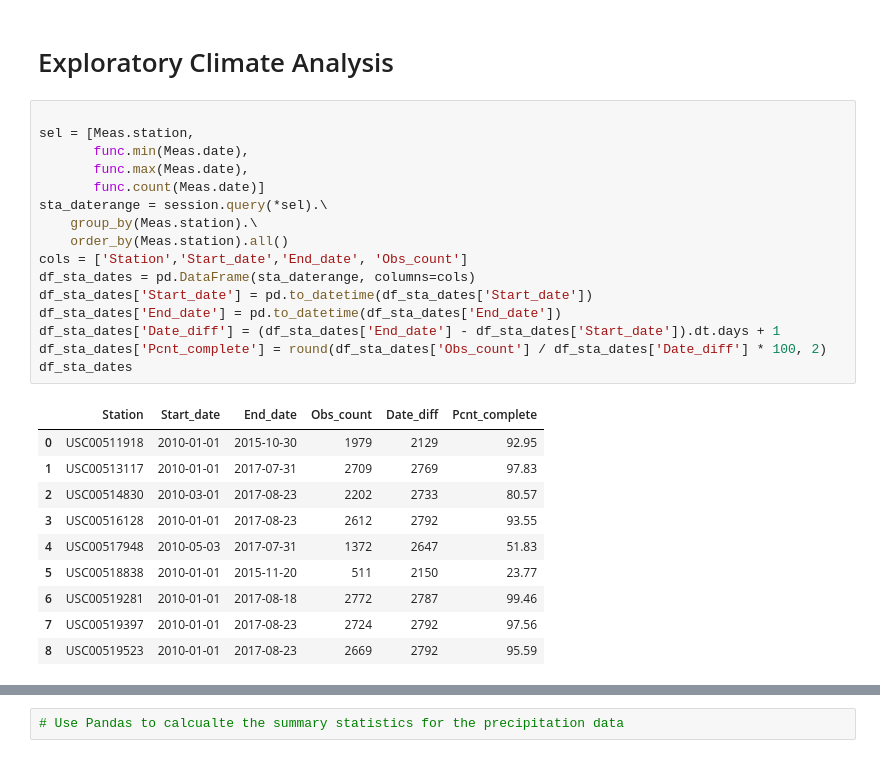
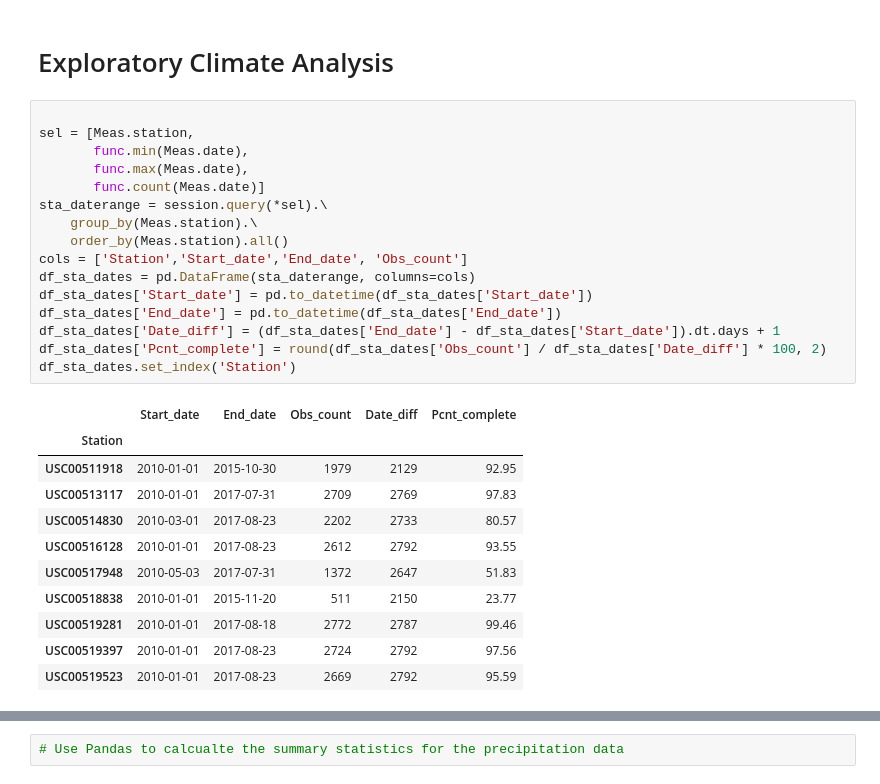
Before and after one commit to Earthscott/sqlalchemy-challenge, a Jupyter notebook: surfs_up_scottjob.ipynb, the cells around one changed output, grey strips where cells are left out. Cells and saved outputs as stored; diff of their text form.

```diff
--- a/surfs_up_scottjob.ipynb
+++ b/surfs_up_scottjob.ipynb
@@ -85,27 +85,28 @@ engine.execute('SELECT * FROM measurement LIMIT 10').fetchall()
 # %%
 
 sel = [Meas.station,
        func.min(Meas.date),
        func.max(Meas.date),
        func.count(Meas.date)]
 sta_daterange = session.query(*sel).\
     group_by(Meas.station).\
     order_by(Meas.station).all()
 cols = ['Station','Start_date','End_date', 'Obs_count']
 df_sta_dates = pd.DataFrame(sta_daterange, columns=cols)
 df_sta_dates['Start_date'] = pd.to_datetime(df_sta_dates['Start_date'])
 df_sta_dates['End_date'] = pd.to_datetime(df_sta_dates['End_date'])
 df_sta_dates['Date_diff'] = (df_sta_dates['End_date'] - df_sta_dates['Start_date']).dt.days + 1
 df_sta_dates['Pcnt_complete'] = round(df_sta_dates['Obs_count'] / df_sta_dates['Date_diff'] * 100, 2)
-df_sta_dates
+df_sta_dates.set_index('Station')
 # %% [output]
-|  | Station | Start_date | End_date | Obs_count | Date_diff | Pcnt_complete |
-| 0 | USC00511918 | 2010-01-01 | 2015-10-30 | 1979 | 2129 | 92.95 |
-| 1 | USC00513117 | 2010-01-01 | 2017-07-31 | 2709 | 2769 | 97.83 |
-| 2 | USC00514830 | 2010-03-01 | 2017-08-23 | 2202 | 2733 | 80.57 |
-| 3 | USC00516128 | 2010-01-01 | 2017-08-23 | 2612 | 2792 | 93.55 |
-| 4 | USC00517948 | 2010-05-03 | 2017-07-31 | 1372 | 2647 | 51.83 |
-| 5 | USC00518838 | 2010-01-01 | 2015-11-20 | 511 | 2150 | 23.77 |
-| 6 | USC00519281 | 2010-01-01 | 2017-08-18 | 2772 | 2787 | 99.46 |
-| 7 | USC00519397 | 2010-01-01 | 2017-08-23 | 2724 | 2792 | 97.56 |
-| 8 | USC00519523 | 2010-01-01 | 2017-08-23 | 2669 | 2792 | 95.59 |
+|  | Start_date | End_date | Obs_count | Date_diff | Pcnt_complete |
+| Station |  |  |  |  |  |
+| USC00511918 | 2010-01-01 | 2015-10-30 | 1979 | 2129 | 92.95 |
+| USC00513117 | 2010-01-01 | 2017-07-31 | 2709 | 2769 | 97.83 |
+| USC00514830 | 2010-03-01 | 2017-08-23 | 2202 | 2733 | 80.57 |
+| USC00516128 | 2010-01-01 | 2017-08-23 | 2612 | 2792 | 93.55 |
+| USC00517948 | 2010-05-03 | 2017-07-31 | 1372 | 2647 | 51.83 |
+| USC00518838 | 2010-01-01 | 2015-11-20 | 511 | 2150 | 23.77 |
+| USC00519281 | 2010-01-01 | 2017-08-18 | 2772 | 2787 | 99.46 |
+| USC00519397 | 2010-01-01 | 2017-08-23 | 2724 | 2792 | 97.56 |
+| USC00519523 | 2010-01-01 | 2017-08-23 | 2669 | 2792 | 95.59 |
```
Also changed, not shown: parts of 8 cells of this notebook, 4 other files.
